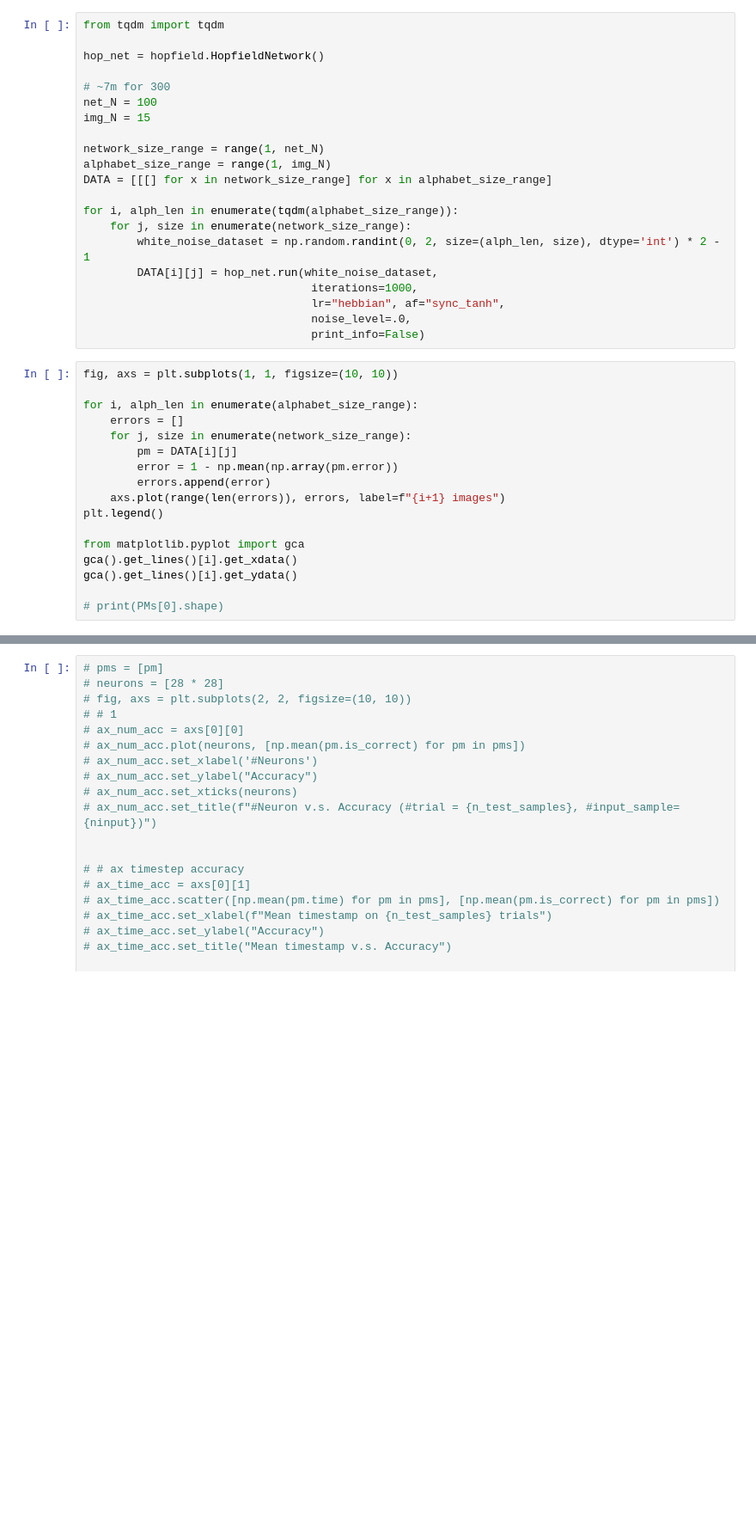
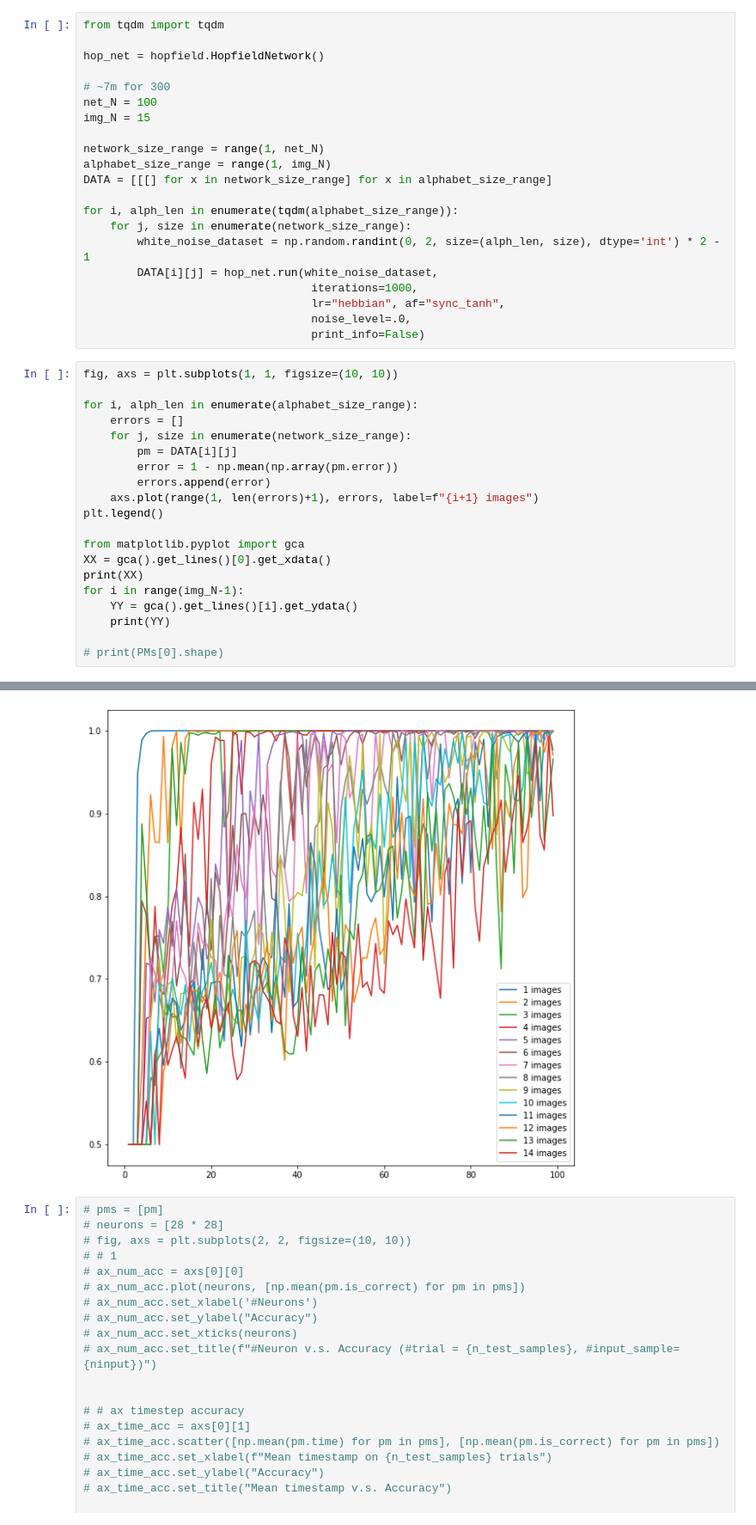
Before and after one commit to doomgutt/NMA-CN-2022-Project--Group-A---Attractor-Networks, a Jupyter notebook: v3 - making graphs.ipynb, the cells around one changed output, grey strips where cells are left out. Shown at 86% size. Cells and saved outputs as stored; diff of their text form; blank space fills up the shorter version.

```diff
--- a/v3 - making graphs.ipynb
+++ b/v3 - making graphs.ipynb
@@ -38,11 +38,15 @@ for i, alph_len in enumerate(alphabet_size_range):
         pm = DATA[i][j]
         error = 1 - np.mean(np.array(pm.error))
         errors.append(error)
-    axs.plot(range(len(errors)), errors, label=f"{i+1} images")
+    axs.plot(range(1, len(errors)+1), errors, label=f"{i+1} images")
 plt.legend()
 
 from matplotlib.pyplot import gca
-gca().get_lines()[i].get_xdata()
-gca().get_lines()[i].get_ydata()
+XX = gca().get_lines()[0].get_xdata()
+print(XX)
+for i in range(img_N-1):
+    YY = gca().get_lines()[i].get_ydata()
+    print(YY)
 
 # print(PMs[0].shape)
+# %% [output]
@@ -49,3 +70,4 @@ gca().get_lines()[i].get_ydata()
+[figure, added]
 # %%
 # pms = [pm]
 # neurons = [28 * 28]
```
Also changed, not shown: parts of 1 cell of this notebook, 2 other files.
